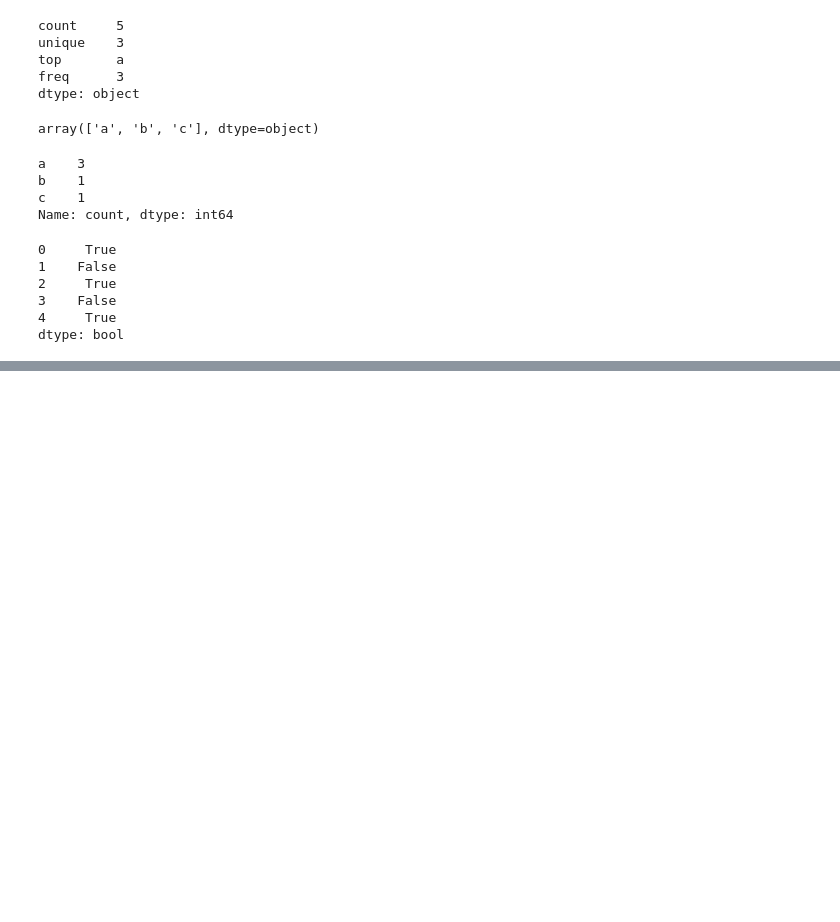
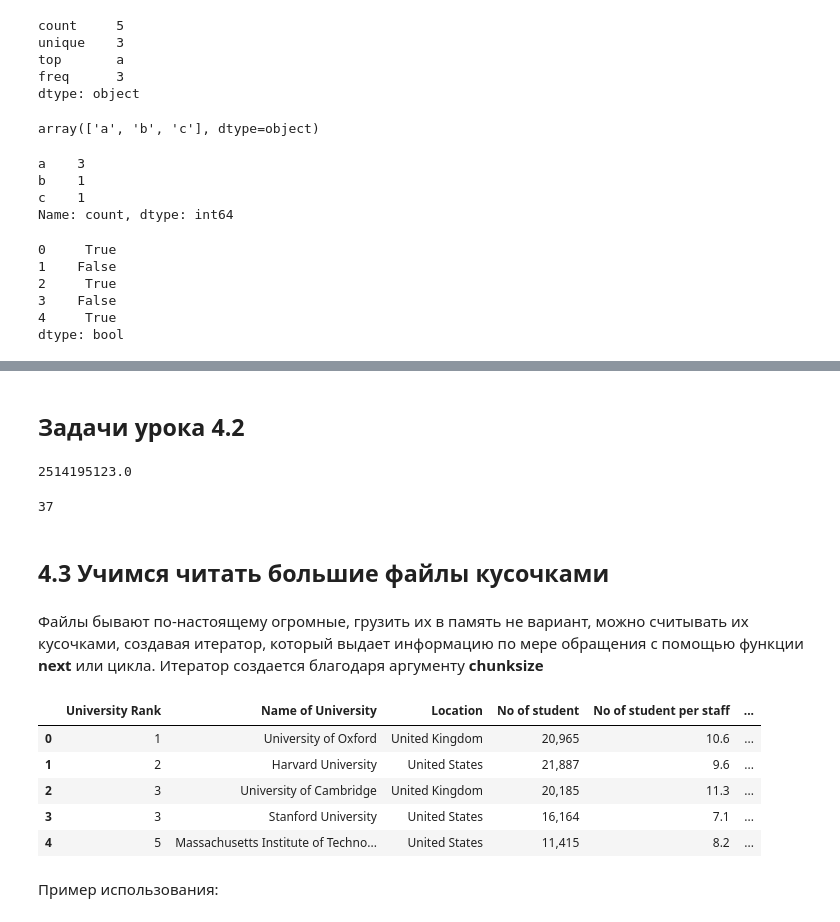
Before and after one commit to VadzimRudzman/pandas_fundamentals, a Jupyter notebook: Основы Pandas.ipynb, the cells around one changed output, grey strips where cells are left out. Cells and saved outputs as stored; diff of their text form; code cells hidden in the pictures; blank space fills up the shorter version.

```diff
--- a/Основы Pandas.ipynb
+++ b/Основы Pandas.ipynb
@@ -1709,0 +1871,35 @@ dtype: bool
+# %% [markdown]
+## Задачи урока 4.2
+# %%
+import pandas as pd
+
+df = pd.read_csv(r'C:\Users\Vadim\Downloads\Пассажиропоток_МосМетро_3.csv', sep='|', skiprows=[*range(5)])
+clear_data = df.drop(df[df['Линия'].isnull()].index, axis=0)
+clear_data['Входы пассажиров'].sum()
+# %% [output]
+2514195123.0
+# %%
+import pandas as pd
+
+df = pd.read_csv(r'C:\Users\Vadim\Downloads\Пассажиропоток_МосМетро_4.csv', sep='|', na_values={'IncomingPassengers': ['не указано', '0', 0]})
+sum(df['IncomingPassengers'].isnull())
+# %% [output]
+37
+# %% [markdown]
+## 4.3 Учимся читать большие файлы кусочками
+# %% [markdown]
+Файлы бывают по-настоящему огромные, грузить их в память не вариант, можно считывать их кусочками, создавая итератор, который выдает информацию по мере обращения с помощью функции **next** или цикла. Итератор создается благодаря аргументу **chunksize**
+# %%
+import pandas as pd
+
+data = pd.read_csv(r'C:\Users\Vadim\Downloads\World University Rankings 2023.csv', chunksize=5)
+next(data)
+# %% [output]
+|  | University Rank | Name of University | Location | No of student | No of student per staff | ... |
+| 0 | 1 | University of Oxford | United Kingdom | 20,965 | 10.6 | ... |
+| 1 | 2 | Harvard University | United States | 21,887 | 9.6 | ... |
+| 2 | 3 | University of Cambridge | United Kingdom | 20,185 | 11.3 | ... |
+| 3 | 3 | Stanford University | United States | 16,164 | 7.1 | ... |
+| 4 | 5 | Massachusetts Institute of Techno... | United States | 11,415 | 8.2 | ... |
+# %% [markdown]
+Пример использования:
```
Also changed, not shown: parts of 43 cells of this notebook.
